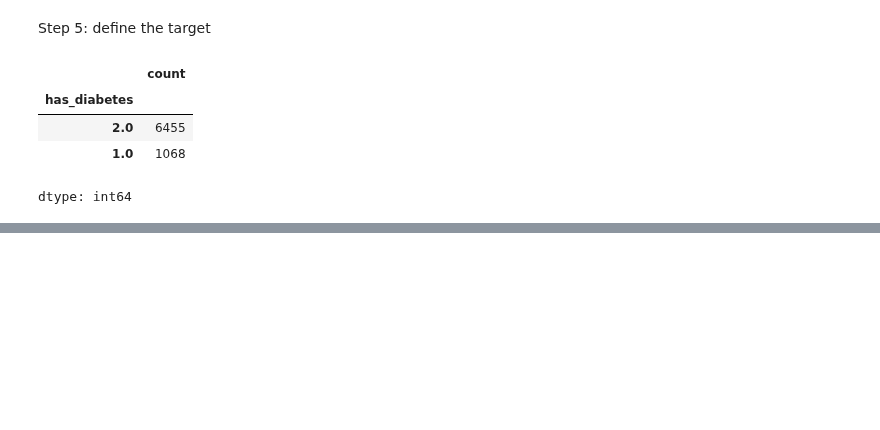
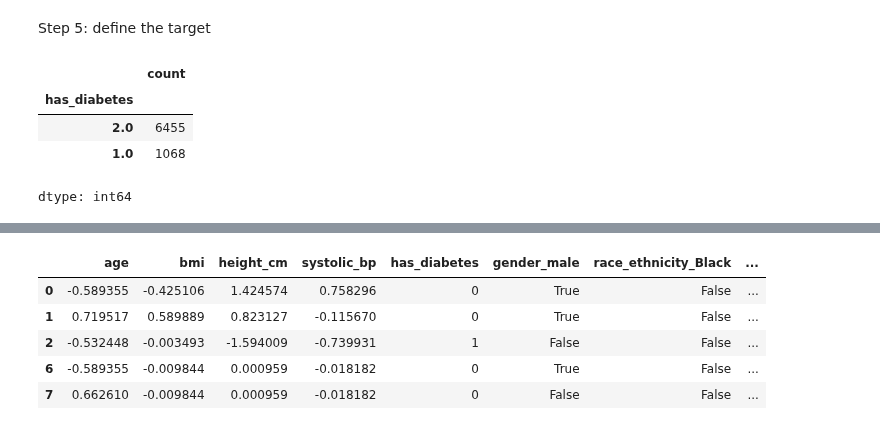
Before and after one commit to Luna0414/-DSC_110-, a Jupyter notebook: ML_Data_Prep_10_27_2026.ipynb, the cells around one changed output, grey strips where cells are left out. Cells and saved outputs as stored; diff of their text form; code cells hidden in the pictures; blank space fills up the shorter version.

```diff
--- a/ML_Data_Prep_10_27_2026.ipynb
+++ b/ML_Data_Prep_10_27_2026.ipynb
@@ -182,0 +211,20 @@ df['has_diabetes'] = df['has_diabetes'].map({
+# %%
+from numpy._core import numeric
+#if your use actually values it will think bp is more important for protecting diabetes because it has a higher value, but in reality it should be bmi
+#so you need to scale mean to = 0
+#step 1 creat a list of numeric fields
+numeric_cols= ['age','bmi','height_cm','systolic_bp']
+scaler = StandardScaler()
+#apply to all numeric cols
+#no '' need because it all at once
+df[numeric_cols] = scaler.fit_transform(df[numeric_cols])
+# %%
+df.head()
+#varify
+# %% [output]
+|  | age | bmi | height_cm | systolic_bp | has_diabetes | gender_male | race_ethnicity_Black | ... |
+| 0 | -0.589355 | -0.425106 | 1.424574 | 0.758296 | 0 | True | False | ... |
+| 1 | 0.719517 | 0.589889 | 0.823127 | -0.115670 | 0 | True | False | ... |
+| 2 | -0.532448 | -0.003493 | -1.594009 | -0.739931 | 1 | False | False | ... |
+| 6 | -0.589355 | -0.009844 | 0.000959 | -0.018182 | 0 | True | False | ... |
+| 7 | 0.662610 | -0.009844 | 0.000959 | -0.018182 | 0 | False | False | ... |
```
Also changed, not shown: parts of 10 cells of this notebook.
